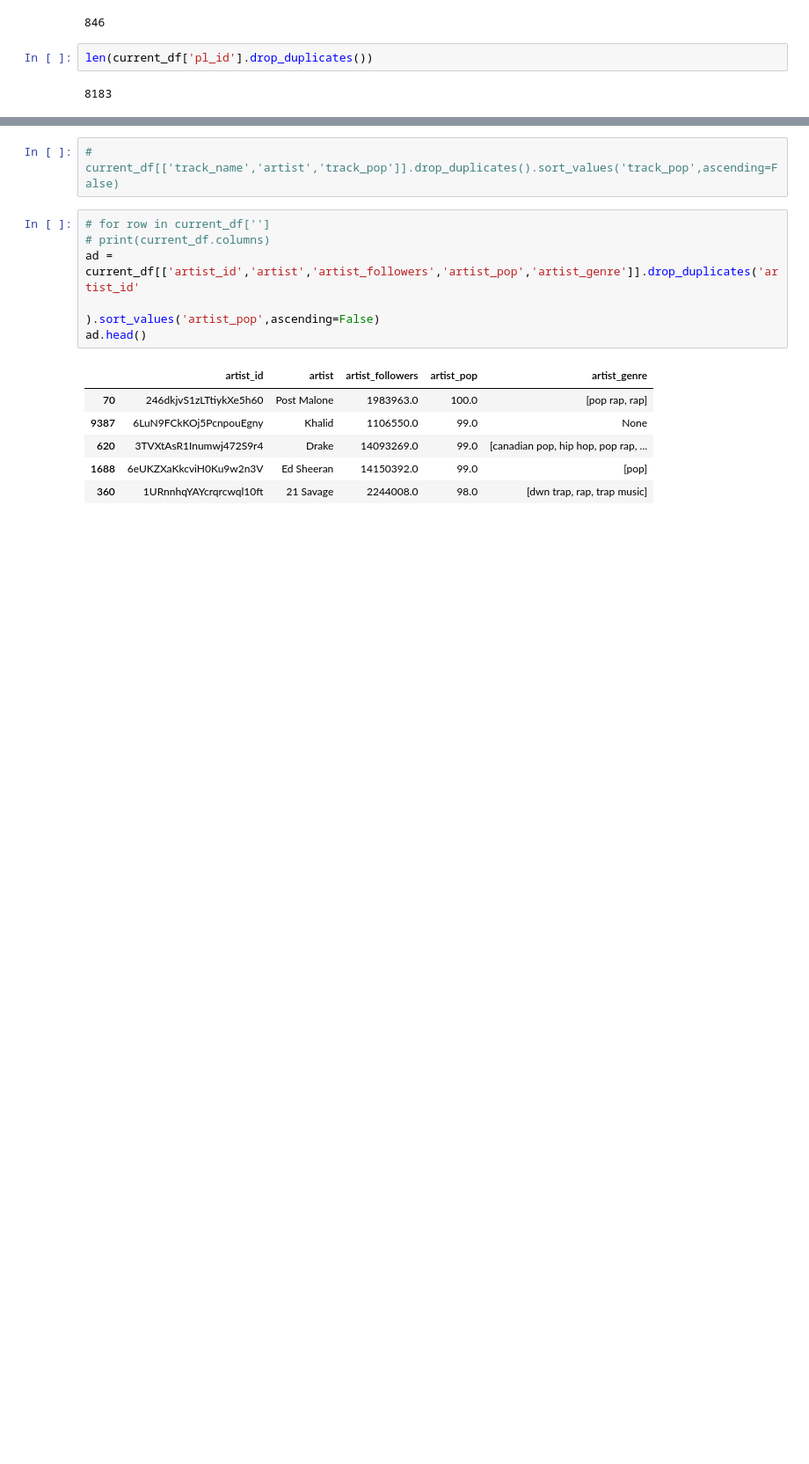
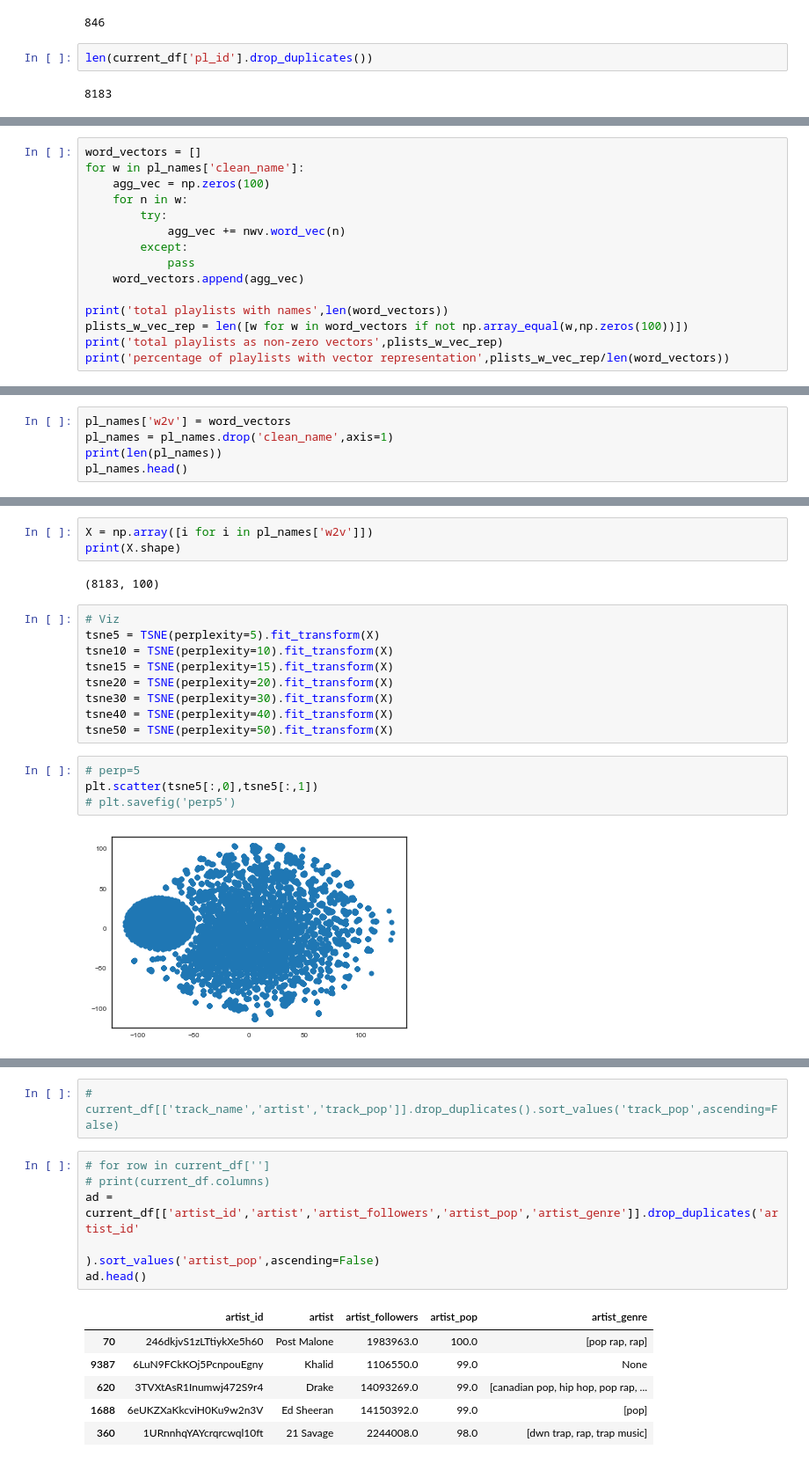
Before and after one commit to ac209-project/ac209-project, a Jupyter notebook: users_playground.ipynb, the cells around one changed output, grey strips where cells are left out. Shown: that part at 88% size. Cells and saved outputs as stored; diff of their text form; blank space fills up the shorter version.

Commit message:
word2vec in the house and in the data folder

```diff
--- a/users_playground.ipynb
+++ b/users_playground.ipynb
@@ -56,0 +124,15 @@ len(current_df['pl_id'].drop_duplicates())
+# %%
+word_vectors = []
+for w in pl_names['clean_name']:
+    agg_vec = np.zeros(100)
+    for n in w:
+        try:
+            agg_vec += nwv.word_vec(n)
+        except:
+            pass
+    word_vectors.append(agg_vec)
+
+print('total playlists with names',len(word_vectors))
+plists_w_vec_rep = len([w for w in word_vectors if not np.array_equal(w,np.zeros(100))])
+print('total playlists as non-zero vectors',plists_w_vec_rep)
+print('percentage of playlists with vector representation',plists_w_vec_rep/len(word_vectors))
@@ -56,0 +143,5 @@ len(current_df['pl_id'].drop_duplicates())
+# %%
+pl_names['w2v'] = word_vectors
+pl_names = pl_names.drop('clean_name',axis=1)
+print(len(pl_names))
+pl_names.head()
@@ -56,0 +156,20 @@ len(current_df['pl_id'].drop_duplicates())
+# %%
+X = np.array([i for i in pl_names['w2v']])
+print(X.shape)
+# %% [output]
+(8183, 100)
+# %%
+# Viz
+tsne5 = TSNE(perplexity=5).fit_transform(X)
+tsne10 = TSNE(perplexity=10).fit_transform(X)
+tsne15 = TSNE(perplexity=15).fit_transform(X)
+tsne20 = TSNE(perplexity=20).fit_transform(X)
+tsne30 = TSNE(perplexity=30).fit_transform(X)
+tsne40 = TSNE(perplexity=40).fit_transform(X)
+tsne50 = TSNE(perplexity=50).fit_transform(X)
+# %%
+# perp=5
+plt.scatter(tsne5[:,0],tsne5[:,1])
+# plt.savefig('perp5')
+# %% [output]
+[figure, added]
```
Also changed, not shown: parts of 27 cells of this notebook, 13 other files.
